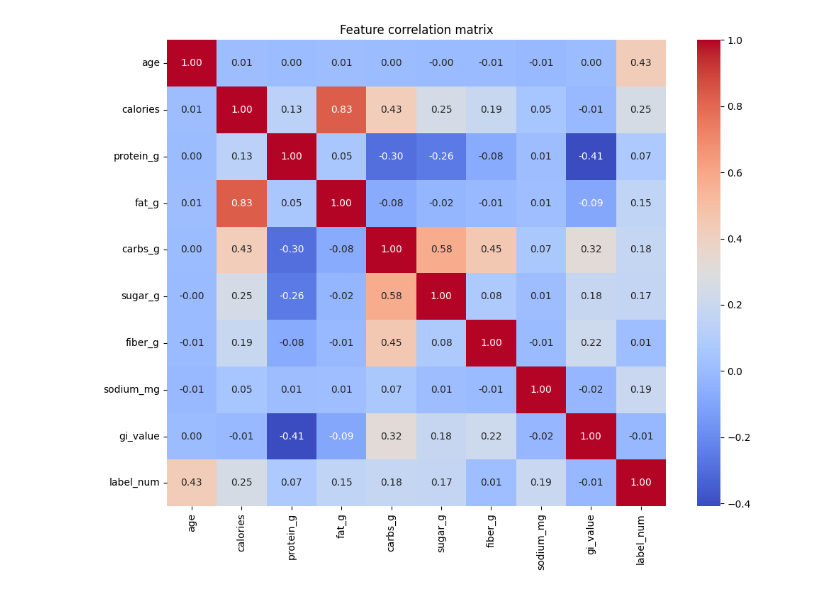
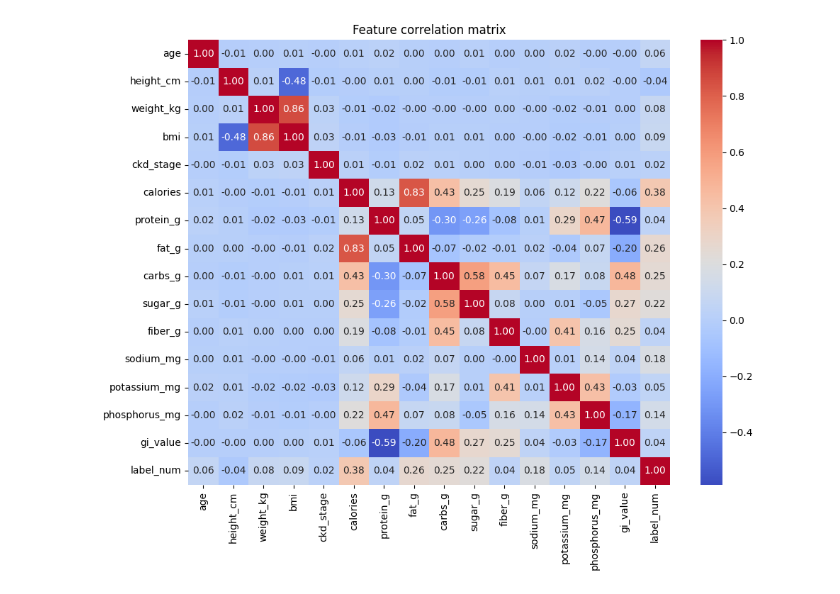
Before and after one commit to jitheshjr/food-suitability-bot, a Jupyter notebook: notebooks/03_explore_dataset.ipynb, the cells around one changed output. Saved outputs shown, nothing was run; the diff lists cells and outputs as text; code cells hidden in the pictures.

```diff
--- a/notebooks/03_explore_dataset.ipynb
+++ b/notebooks/03_explore_dataset.ipynb
@@ -49,16 +59,18 @@ plt.show()
 # %%
 # Feature correlations with label
 # Encode label numerically for correlation
 df['label_num'] = df['label'].map({'safe': 0, 'moderate': 1, 'avoid': 2})
-numeric_cols = ['age','calories','protein_g','fat_g','carbs_g',
-                'sugar_g','fiber_g','sodium_mg','gi_value','label_num']
+
+numeric_cols = df.select_dtypes(include=['float64', 'int64']).columns
+numeric_cols = numeric_cols.drop('serving_size_g')  # Exclude label_num from correlation
+
 corr = df[numeric_cols].corr()
 
 plt.figure(figsize=(10,8))
 sns.heatmap(corr, annot=True, fmt=".2f", cmap="coolwarm")
 plt.title("Feature correlation matrix")
 plt.tight_layout()
 plt.savefig("../data/diagrams/correlation_matrix.png")
 plt.show()
 # %% [output]
-[figure, old version]
+[figure, new version]
```
Also changed, not shown: parts of 4 cells of this notebook, 14 other files.
